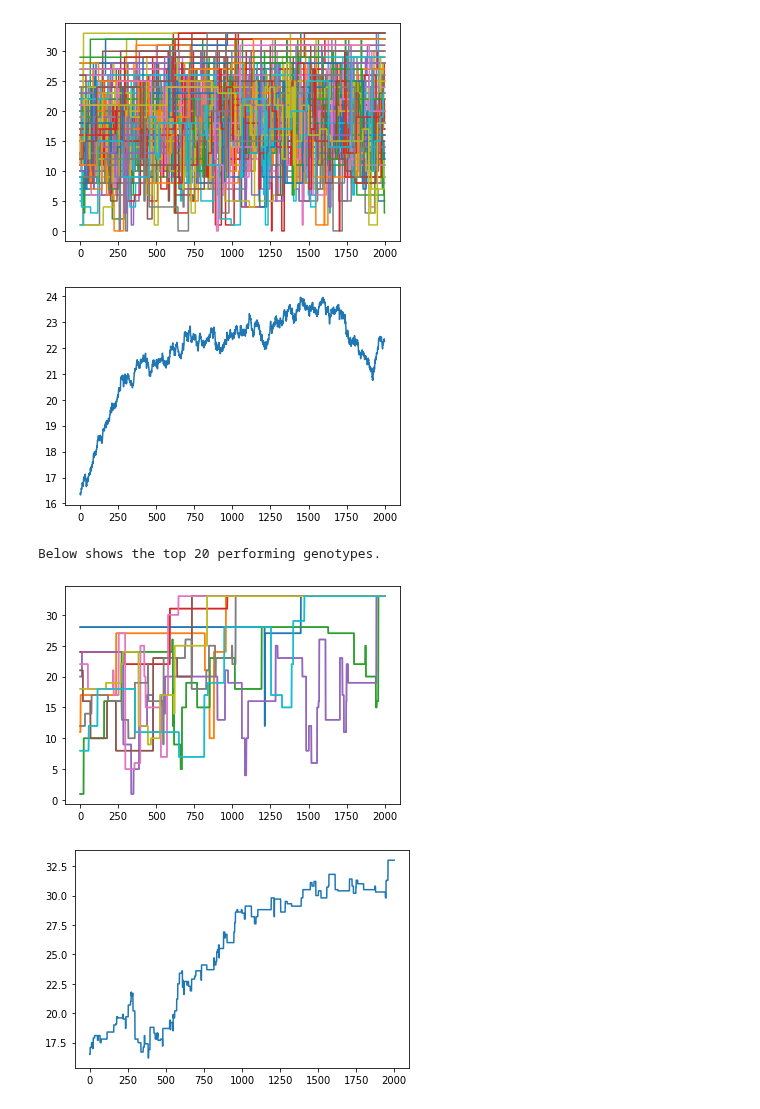
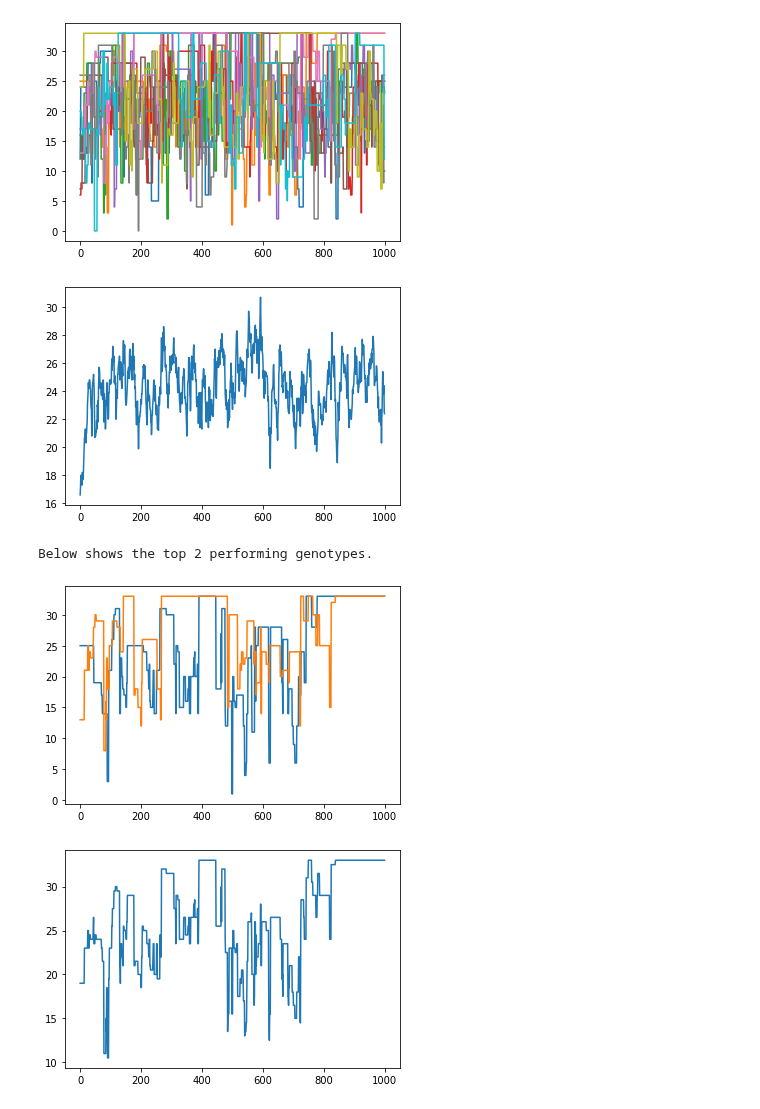
Before and after one commit to LordLean/Acquired-Intelligence-Adaptive-Behaviour, a Jupyter notebook: AIAB_Labs/microbialGA.ipynb, the cells around one changed output. Drawn from its saved outputs; the diff is of its cells as text; code cells hidden in the pictures.

```diff
--- a/AIAB_Labs/microbialGA.ipynb
+++ b/AIAB_Labs/microbialGA.ipynb
@@ -43,7 +47,6 @@ class MicrobialGA(object):
           current_sum = np.sum([self.kp[i][1] * genotype[i] for i, _ in enumerate(self.kp)])
 
 
-  # NOT VERY SCALABLE IS IT!
   def selection(self):
     try:
       # Create indicies to compare without out of bounds exception.
@@ -152,6 +155,7 @@ class MicrobialGA(object):
     elif self.crossover_op == 1:
       # Ensure crossed over genotype does not break capacity.
       current_sum = self.capacity + 1
+      breaker = 0
       while current_sum > self.capacity:
         # Find index to split winning genotype portion for crossover.
         upper_bound = self.geno_shape
@@ -162,6 +166,13 @@ class MicrobialGA(object):
         geno_two[lower_slice:upper_slice] = geno_one[lower_slice:upper_slice]
         # Recompute current cost sum.
         current_sum =  np.sum([self.kp[i][1] * geno_two[i] for i, _ in enumerate(self.kp)])
+        breaker += 1
+        # If in 15 cases the working solution has not been found then total slice.
+        if breaker == 15:
+          # F.Y.I mean num of cases necessary was sub 4 except with one edge case.
+          break
+      # Force slice of [0:geno.shape] for edge case.
+      geno_two = geno_one
     # Uniform Crossover.
     elif self.crossover_op == 2:
       # Ensure crossed over genotype does not break capacity.
@@ -188,7 +199,7 @@ class MicrobialGA(object):
         self.proportion += 1
 
 
-  def evolve(self,dist=0):
+  def evolve(self,distance=0):
     # Tournaments to run for.
     runs = self.tournaments
     # tourney_counter to store generations for graphical representation.
@@ -215,7 +226,7 @@ class MicrobialGA(object):
       # Add to tourney counter.
       tourney_counter += 1
     # Call final_graphs() to calculate necessary values for graphical rep.
-    self.final_graphs(dist)
+    self.final_graphs(distance)
 # %%
 # This cell demonstates the microbialGA classes' functions individually.
 
@@ -277,9 +288,8 @@ Array Two: [1 1 0 0 0 0 0 0 1 0]
 # %%
-tourn = 2000
-pop = 100
-mga = MicrobialGA(config["kp"], config["capacity"], crossover["One Point"], mutation_rate=0.25, tournaments=tourn, population_size=pop)
+tourn = 1000
+pop = 10
+mga = MicrobialGA(config["kp"], config["capacity"], crossover["Multi Point"], mutation_rate=0.25, tournaments=tourn, population_size=pop)
 mga.evolve()
-mga.final_graphs(distance_from_max=0)
 
 # Covers the x axis range (num of tournaments) for both sets of graphs.
 data_x = np.arange(0,mga.tournaments)
@@ -299,35 +309,35 @@ for i in range(mga.tournaments):
     ls.append(array[i])
   avg_by_index = sum(ls)/len(ls)
   avg.append(avg_by_index)
 plt.plot(data_x,avg)
 plt.show()
 
 print("Below shows the top {} performing genotypes.".format(mga.proportion))
 
 # Plot solutions that ended with a value within a set bound from maximum benefit.
 for graph_vals in mga.final_graph_list:
   data_y = graph_vals
   plt.plot(data_x, data_y)
 plt.show()
 
 
 try:
   # Plot the average of those "successful" solutions.
   avg = list()
   for i in range(mga.tournaments):
     ls = list()
     for array in mga.final_graph_list:
       ls.append(array[i])
     avg_by_index = sum(ls)/len(ls)
     avg.append(avg_by_index)
   plt.plot(data_x,avg)
   plt.show()
 except:
   print()
   print("Please try values higher than {} for population size for this half of demo.".format(pop))
 # %% [output]
-[figure, old version]
+[figure, new version]
-[figure, old version]
+[figure, new version]
-Below shows the top 20 performing genotypes.
+Below shows the top 2 performing genotypes.
-[figure, old version]
+[figure, new version]
-[figure, old version]
+[figure, new version]
```
Also changed, not shown: parts of 11 cells of this notebook.
